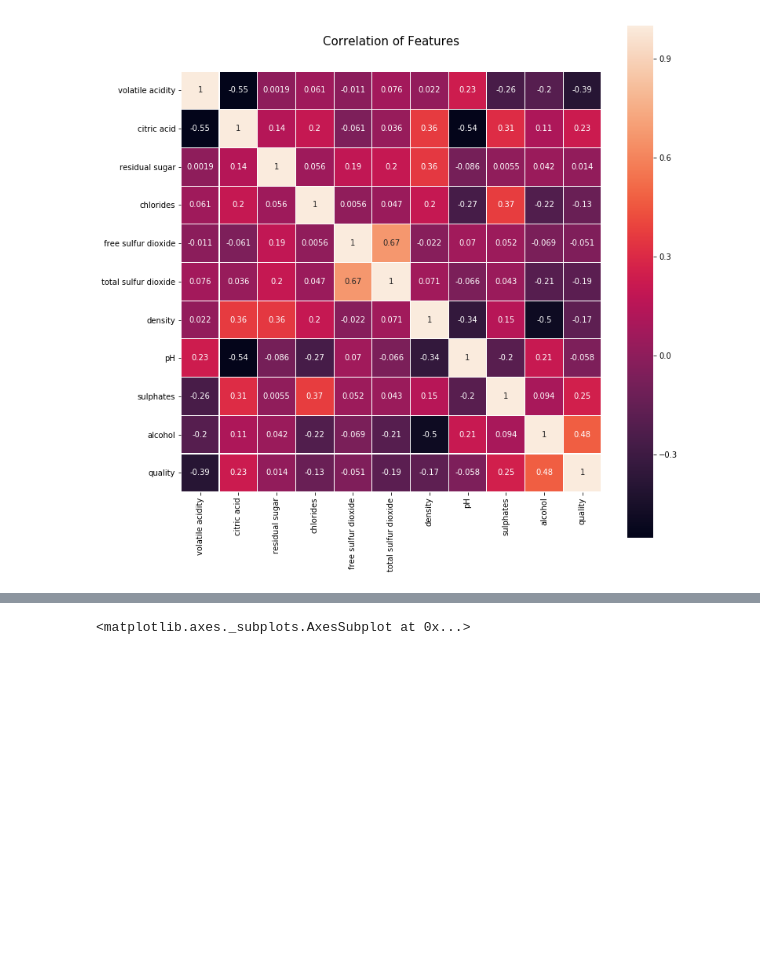
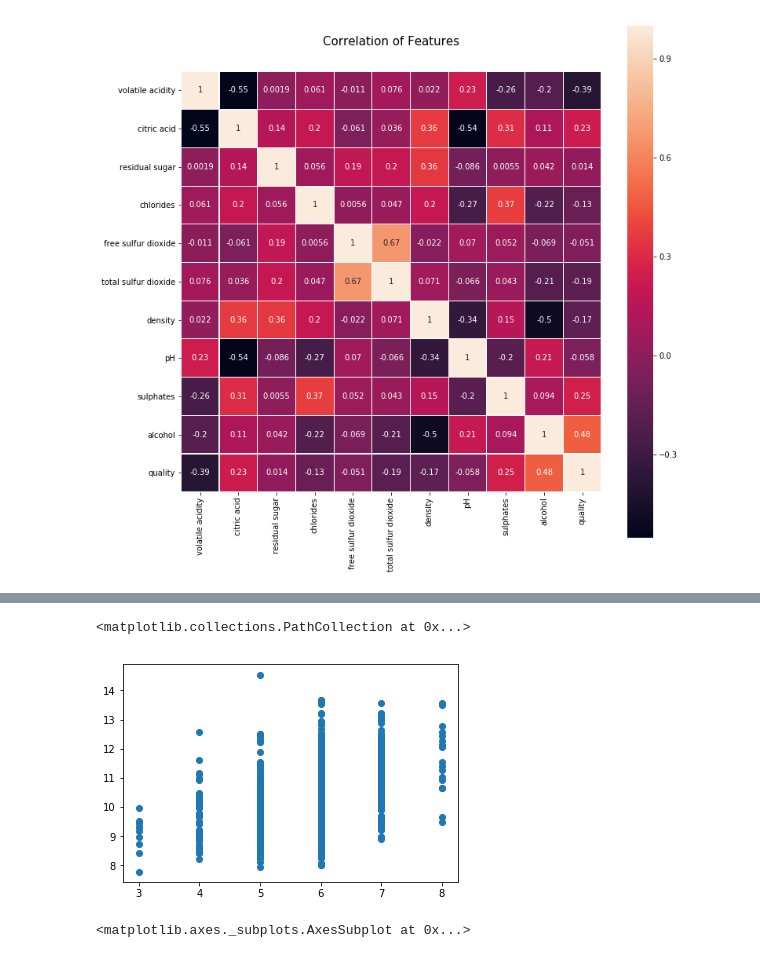
Before and after one commit to EffyFang/DataMining, a Jupyter notebook: winequality/Wine Quality Prediction Project.ipynb, the cells around one changed output, grey strips where cells are left out. Saved outputs shown, nothing was run; the diff lists cells and outputs as text; code cells hidden in the pictures; blank space fills up the shorter version.

```diff
--- a/winequality/Wine Quality Prediction Project.ipynb
+++ b/winequality/Wine Quality Prediction Project.ipynb
@@ -88,3 +86,8 @@ sns.heatmap(red.iloc[:,1:13].astype(float).corr(),linewidths=0.1,vmax=1.0, squar
+# %%
+plt.scatter(red["quality"], -red['volatile acidity']+red['alcohol'])
+# %% [output]
+<matplotlib.collections.PathCollection at 0x...>
+[figure, added]
 # %%
 #BoxPlot
 plt.figure(figsize=(17, 7))
```
Also changed, not shown: parts of 20 cells of this notebook, 5 other files.
